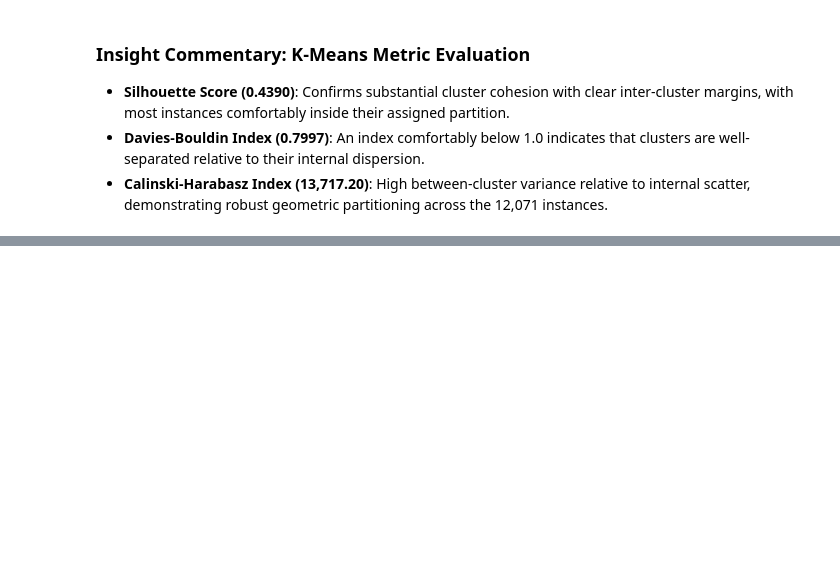
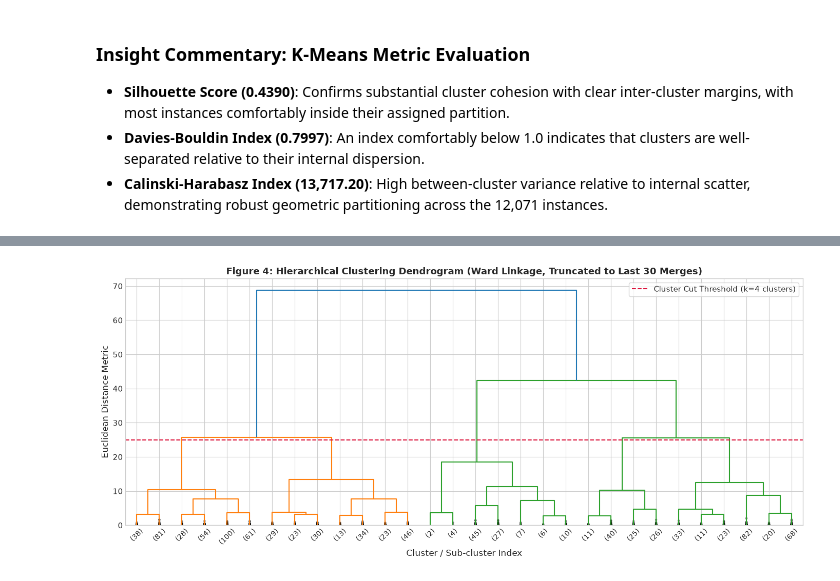
Before and after one commit to undead200/mlcasestudy, a Jupyter notebook: notebooks/clustering.ipynb, the cells around one changed output, grey strips where cells are left out. Drawn from its saved outputs; the diff is of its cells as text; code cells hidden in the pictures; blank space fills up the shorter version.

```diff
--- a/notebooks/clustering.ipynb
+++ b/notebooks/clustering.ipynb
@@ -259,0 +264,21 @@ Calinski-Harabasz Index:  13717.20  (Higher is better)
+# %%
+# Reproducible representative sample for Hierarchical Clustering
+rng = np.random.RandomState(42)
+sample_idx = rng.choice(len(X_scaled), size=1000, replace=False)
+X_agg = X_scaled[sample_idx]
+
+# Compute hierarchical linkage matrix via Ward method
+Z = linkage(X_agg, method='ward')
+
+# Plot Dendrogram
+plt.figure(figsize=(14, 6))
+dendrogram(Z, truncate_mode='lastp', p=30, leaf_rotation=45, leaf_font_size=10, show_contracted=True)
+plt.title('Figure 4: Hierarchical Clustering Dendrogram (Ward Linkage, Truncated to Last 30 Merges)', fontsize=13, fontweight='bold')
+plt.xlabel('Cluster / Sub-cluster Index', fontsize=12)
+plt.ylabel('Euclidean Distance Metric', fontsize=12)
+plt.axhline(y=25, color='crimson', linestyle='--', label='Cluster Cut Threshold (k=4 clusters)')
+plt.legend(frameon=True)
+plt.tight_layout()
+plt.show()
+# %% [output]
+[figure, added]
```
Also changed, not shown: parts of 18 cells of this notebook.
